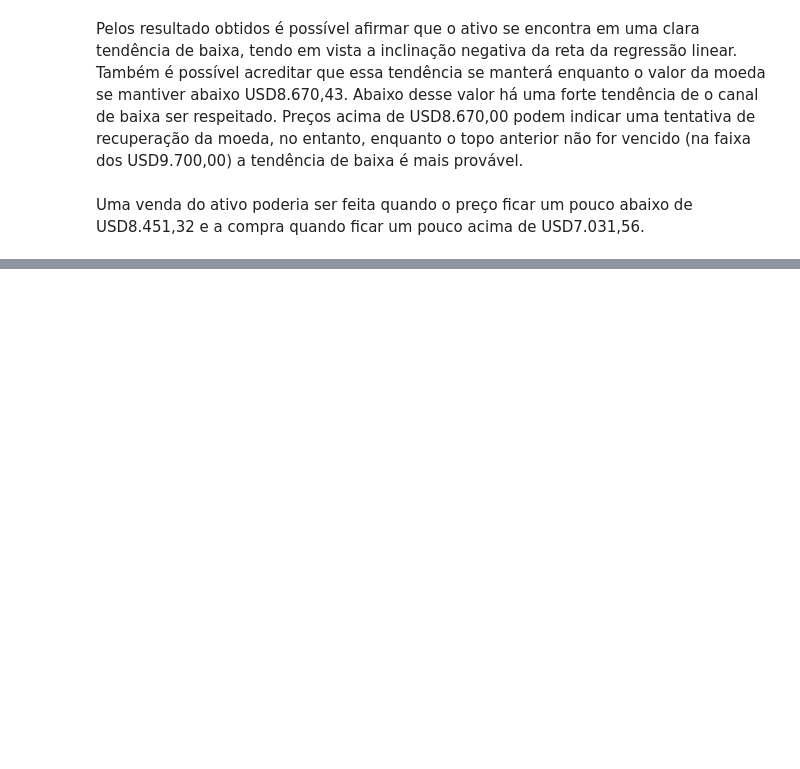
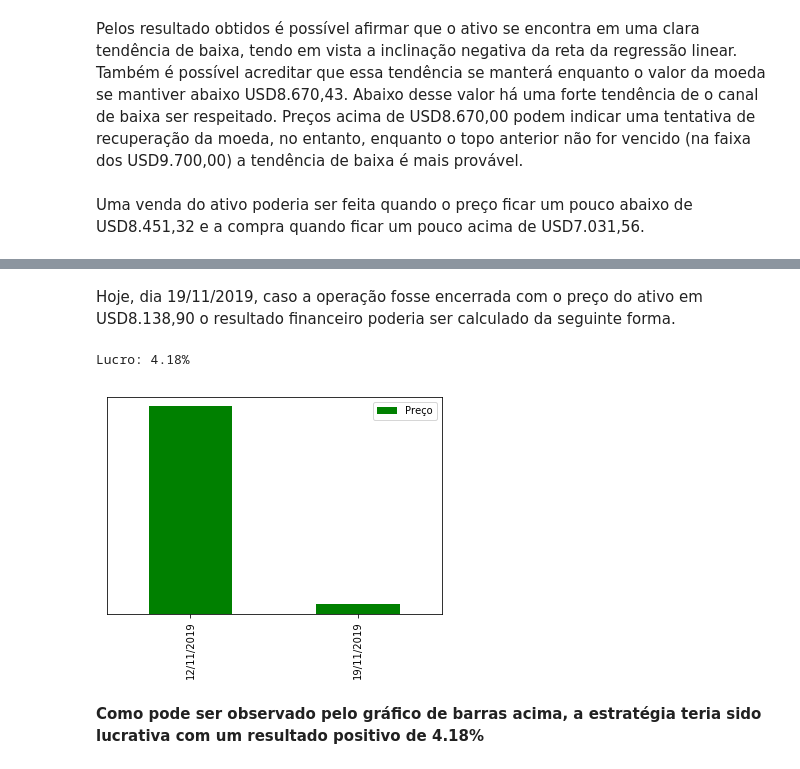
Before and after one commit to rvertulo/PyGARV, a Jupyter notebook: ExamplePyGARV_RegLinBitcoin.ipynb, the cells around one changed output, grey strips where cells are left out. Cells and saved outputs as stored; diff of their text form; code cells hidden in the pictures; blank space fills up the shorter version.

```diff
--- a/ExamplePyGARV_RegLinBitcoin.ipynb
+++ b/ExamplePyGARV_RegLinBitcoin.ipynb
@@ -353,0 +358,22 @@ Uma venda do ativo poderia ser feita quando o preço ficar um pouco abaixo de US
+# %%
+valorEntrada = 8420.10
+# %% [markdown]
+Hoje, dia 19/11/2019, caso a operação fosse encerrada com o preço do ativo em USD8.138,90 o resultado financeiro poderia ser calculado da seguinte forma.
+# %%
+valorSaida = 8082.50
+
+resultado = ((valorEntrada * 100) / valorSaida) - 100
+print("Lucro: %s%%" % str(round(resultado, 2)))
+# %% [output]
+Lucro: 4.18%
+# %%
+dados = {"Preço":{"12/11/2019":valorEntrada, "19/11/2019":valorSaida}}
+df = pd.DataFrame(dados)
+df.sort_values(by="Preço", ascending=False)
+df.plot(kind="bar", color="g")
+plt.yscale("log")
+plt.show()
+# %% [output]
+[figure, added]
+# %% [markdown]
+__Como pode ser observado pelo gráfico de barras acima, a estratégia teria sido lucrativa com um resultado positivo de 4.18%__
```
Also changed, not shown: parts of 3 cells of this notebook.
